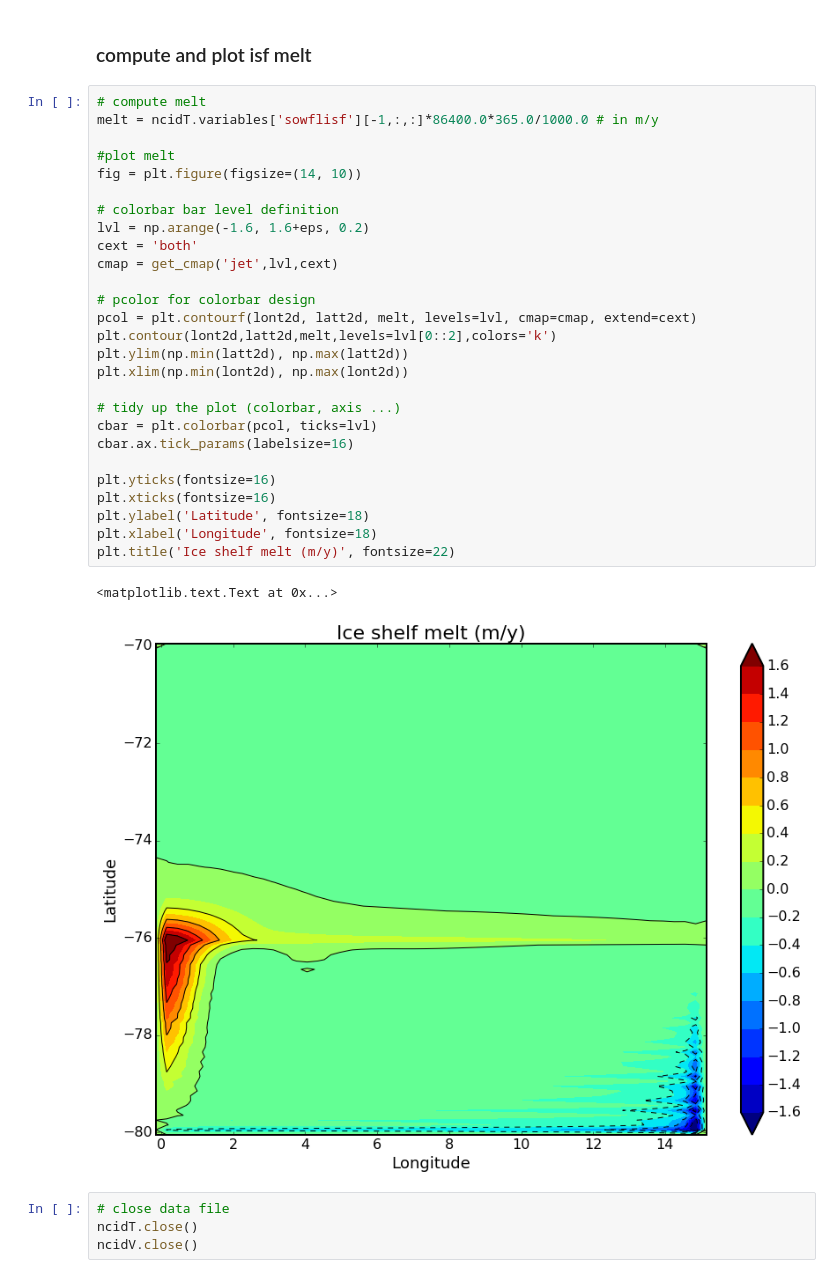
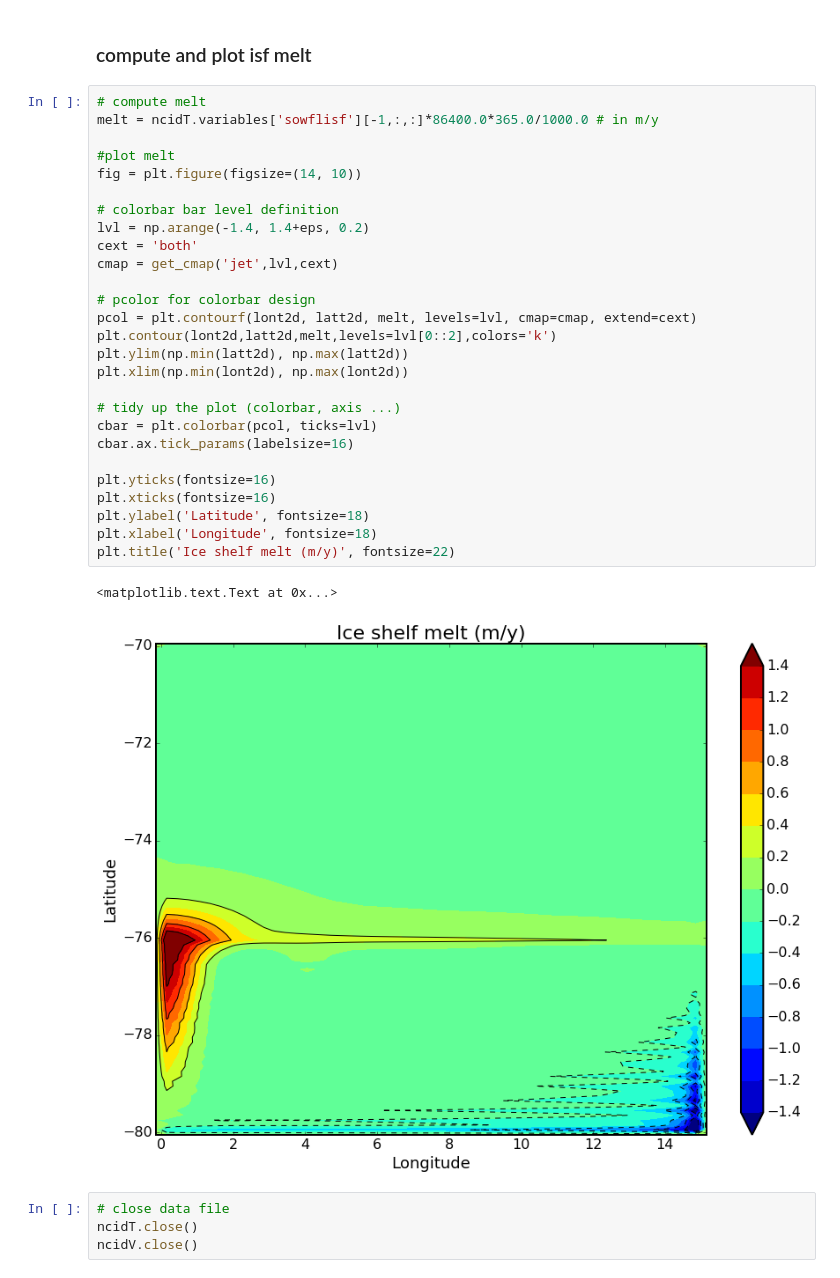
Before and after one commit to pmathiot/NEMO-test-cases, a Jupyter notebook: isomip/notebook/isomip_notebook.ipynb, the cells around one changed output. Saved outputs shown, nothing was run; the diff lists cells and outputs as text.

```diff
--- a/isomip/notebook/isomip_notebook.ipynb
+++ b/isomip/notebook/isomip_notebook.ipynb
@@ -166,33 +166,33 @@ plt.title('Meridional overturning circulation (Sv)', fontsize=22)
 # %%
 # compute melt
 melt = ncidT.variables['sowflisf'][-1,:,:]*86400.0*365.0/1000.0 # in m/y
 
 #plot melt
 fig = plt.figure(figsize=(14, 10))
 
 # colorbar bar level definition
-lvl = np.arange(-1.6, 1.6+eps, 0.2)
+lvl = np.arange(-1.4, 1.4+eps, 0.2)
 cext = 'both'
 cmap = get_cmap('jet',lvl,cext)
 
 # pcolor for colorbar design
 pcol = plt.contourf(lont2d, latt2d, melt, levels=lvl, cmap=cmap, extend=cext)
 plt.contour(lont2d,latt2d,melt,levels=lvl[0::2],colors='k')
 plt.ylim(np.min(latt2d), np.max(latt2d))
 plt.xlim(np.min(lont2d), np.max(lont2d))
 
 # tidy up the plot (colorbar, axis ...)
 cbar = plt.colorbar(pcol, ticks=lvl)
 cbar.ax.tick_params(labelsize=16)
 
 plt.yticks(fontsize=16)
 plt.xticks(fontsize=16)
 plt.ylabel('Latitude', fontsize=18)
 plt.xlabel('Longitude', fontsize=18)
 plt.title('Ice shelf melt (m/y)', fontsize=22)
 # %% [output]
 <matplotlib.text.Text at 0x...>
-[figure, old version]
+[figure, new version]
 # %%
 # close data file
 ncidT.close()
```
Also changed, not shown: parts of 3 cells of this notebook.
